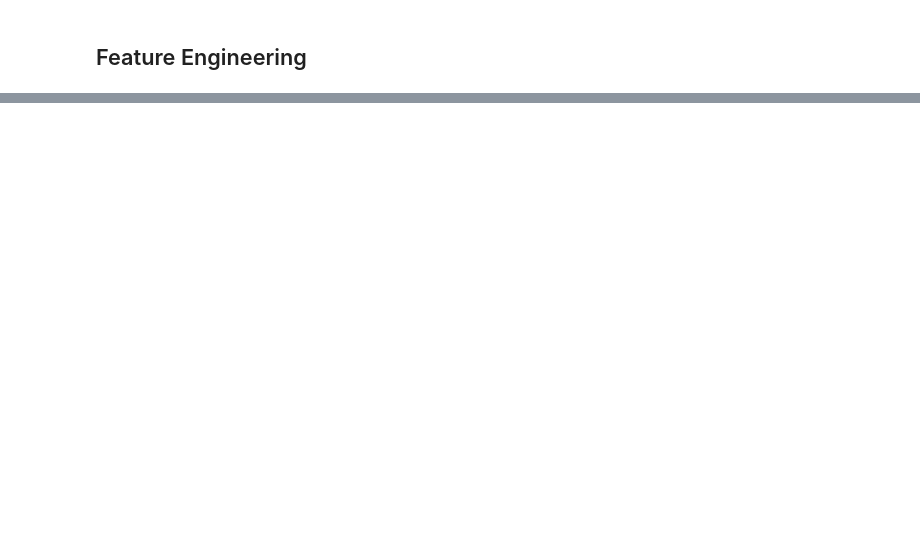
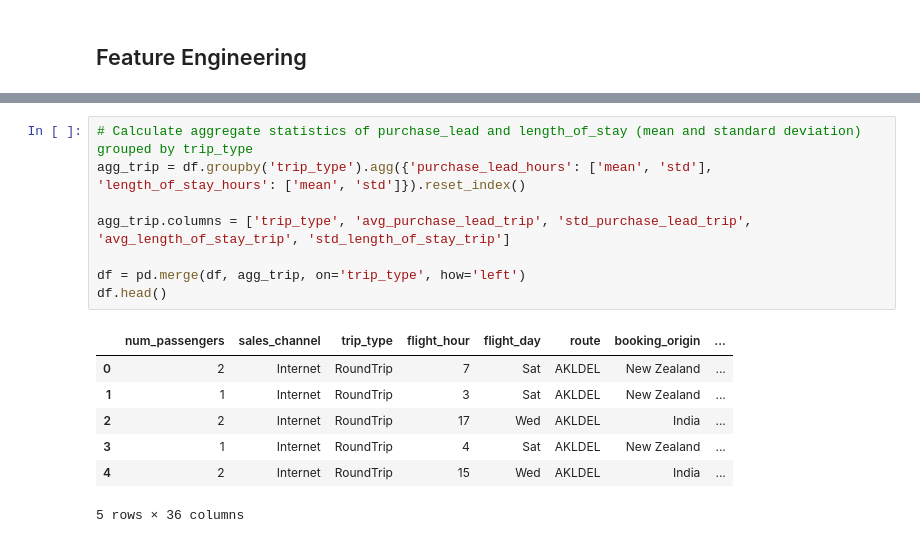
Before and after one commit to Perception-ui/fly_, a Jupyter notebook: notebook.ipynb, the cells around one changed output, grey strips where cells are left out. Cells and saved outputs as stored; diff of their text form; blank space fills up the shorter version.

```diff
--- a/notebook.ipynb
+++ b/notebook.ipynb
@@ -342,0 +545,16 @@ plt.show()
+# %%
+# Calculate aggregate statistics of purchase_lead and length_of_stay (mean and standard deviation) grouped by trip_type
+agg_trip = df.groupby('trip_type').agg({'purchase_lead_hours': ['mean', 'std'], 'length_of_stay_hours': ['mean', 'std']}).reset_index()
+
+agg_trip.columns = ['trip_type', 'avg_purchase_lead_trip', 'std_purchase_lead_trip', 'avg_length_of_stay_trip', 'std_length_of_stay_trip']
+
+df = pd.merge(df, agg_trip, on='trip_type', how='left')
+df.head()
+# %% [output]
+|  | num_passengers | sales_channel | trip_type | flight_hour | flight_day | route | booking_origin | ... |
+| 0 | 2 | Internet | RoundTrip | 7 | Sat | AKLDEL | New Zealand | ... |
+| 1 | 1 | Internet | RoundTrip | 3 | Sat | AKLDEL | New Zealand | ... |
+| 2 | 2 | Internet | RoundTrip | 17 | Wed | AKLDEL | India | ... |
+| 3 | 1 | Internet | RoundTrip | 4 | Sat | AKLDEL | New Zealand | ... |
+| 4 | 2 | Internet | RoundTrip | 15 | Wed | AKLDEL | India | ... |
+5 rows × 36 columns
```
Also changed, not shown: parts of 54 cells of this notebook.
